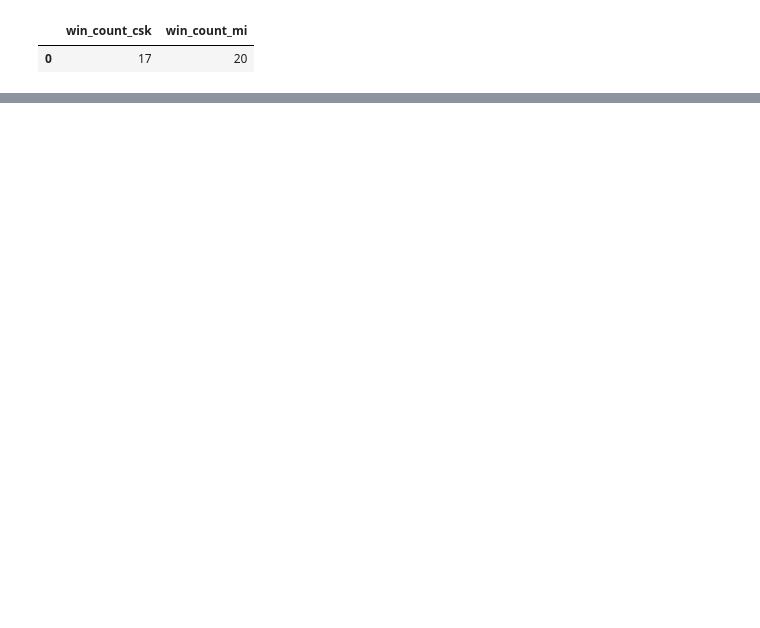
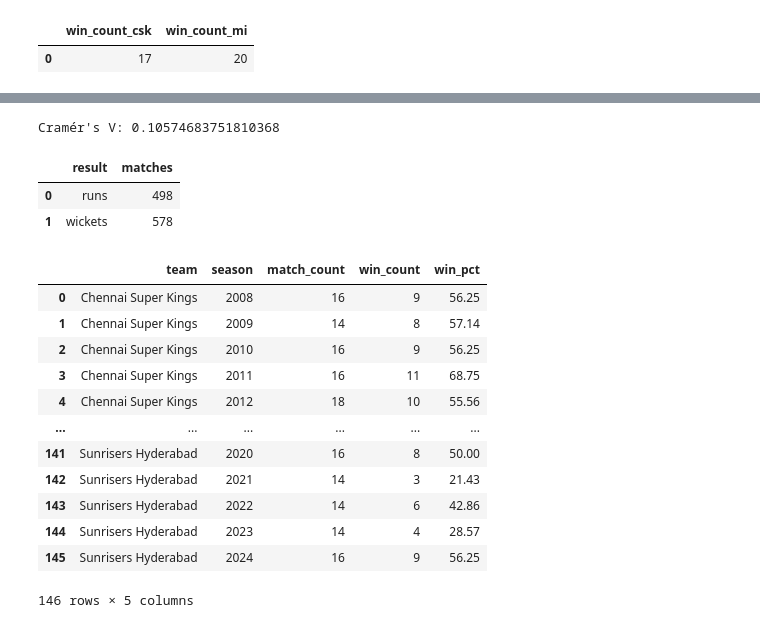
Before and after one commit to Mathir14/IPL-Analysis, a Jupyter notebook: eda.ipynb, the cells around one changed output, grey strips where cells are left out. Saved outputs shown, nothing was run; the diff lists cells and outputs as text; code cells hidden in the pictures; blank space fills up the shorter version.

```diff
--- a/eda.ipynb
+++ b/eda.ipynb
@@ -211,0 +323,63 @@ where team1 in ('Chennai Super Kings', 'Mumbai Indians') and team2 in ('Chennai
+# %%
+chi2 = 1.7668181959226748
+n = 158  # 164 + 74
+k = 2
+
+cramers_v = np.sqrt(chi2 / (n * (k - 1)))
+print(f"Cramér's V: {cramers_v}")
+# %% [output]
+Cramér's V: 0.10574683751810368
+# %%
+%%sql
+select
+    result,
+    count(*) as matches
+from matches
+where result in ('runs', 'wickets')
+group by result;
+# %% [output]
+|  | result | matches |
+| 0 | runs | 498 |
+| 1 | wickets | 578 |
+# %%
+%%sql
+with team_matches as (
+    select
+        team1 as team,
+        extract(year from to_date(date, 'YYYY-MM-DD')) as season,
+        case when winner = team1 then 1 else 0 end as win
+    from matches
+
+    union all
+
+    select
+        team2 as team,
+        extract(year from to_date(date, 'YYYY-MM-DD')) as season,
+        case when winner = team2 then 1 else 0 end as win
+    from matches
+)
+
+
+select
+    team,
+    season,
+    count(*) as match_count,
+    sum(win) as win_count,
+    round(100.0 * avg(win), 2) as win_pct
+from team_matches
+group by team, season
+order by team, season;
+# %% [output]
+|  | team | season | match_count | win_count | win_pct |
+| 0 | Chennai Super Kings | 2008 | 16 | 9 | 56.25 |
+| 1 | Chennai Super Kings | 2009 | 14 | 8 | 57.14 |
+| 2 | Chennai Super Kings | 2010 | 16 | 9 | 56.25 |
+| 3 | Chennai Super Kings | 2011 | 16 | 11 | 68.75 |
+| 4 | Chennai Super Kings | 2012 | 18 | 10 | 55.56 |
+| ... | ... | ... | ... | ... | ... |
+| 141 | Sunrisers Hyderabad | 2020 | 16 | 8 | 50.00 |
+| 142 | Sunrisers Hyderabad | 2021 | 14 | 3 | 21.43 |
+| 143 | Sunrisers Hyderabad | 2022 | 14 | 6 | 42.86 |
+| 144 | Sunrisers Hyderabad | 2023 | 14 | 4 | 28.57 |
+| 145 | Sunrisers Hyderabad | 2024 | 16 | 9 | 56.25 |
+146 rows × 5 columns
```
Also changed, not shown: parts of 7 cells of this notebook.
